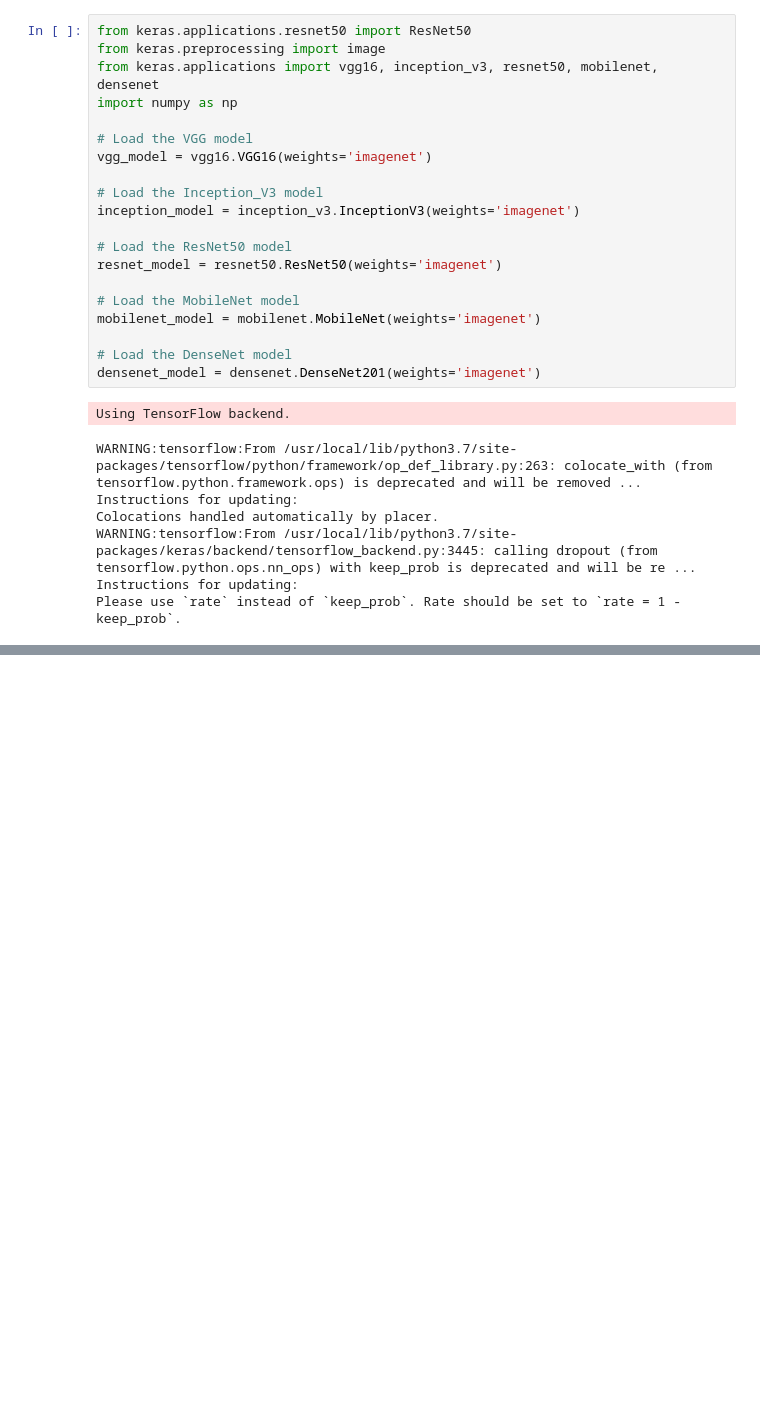
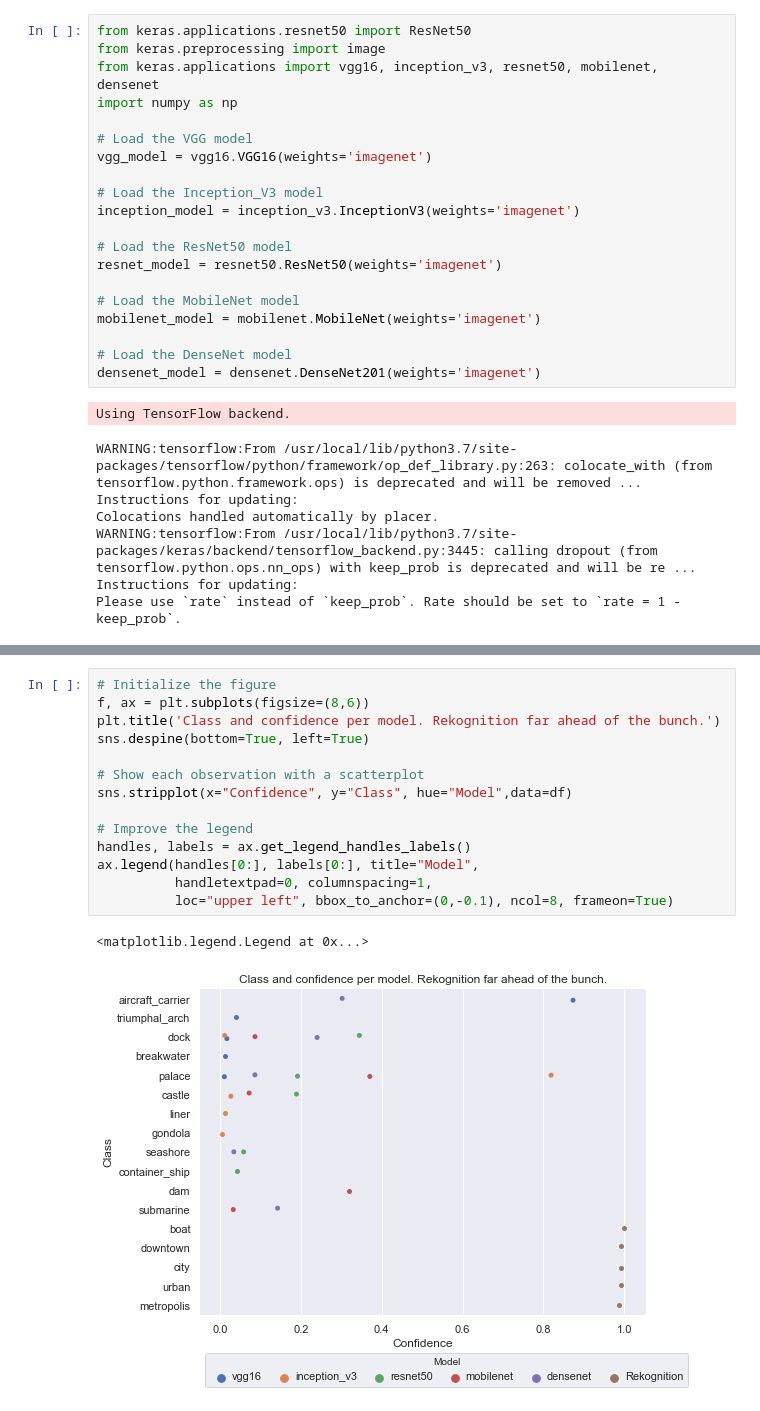
Before and after one commit to ccato/image_classifyer, a Jupyter notebook: Pretrained models vs AWS Rekognition.ipynb, the cells around one changed output, grey strips where cells are left out. Drawn from its saved outputs; the diff is of its cells as text; blank space fills up the shorter version.

```diff
--- a/Pretrained models vs AWS Rekognition.ipynb
+++ b/Pretrained models vs AWS Rekognition.ipynb
@@ -126,0 +106,17 @@ PIL image size (299, 299)
+# %%
+# Initialize the figure
+f, ax = plt.subplots(figsize=(8,6))
+plt.title('Class and confidence per model. Rekognition far ahead of the bunch.')
+sns.despine(bottom=True, left=True)
+
+# Show each observation with a scatterplot
+sns.stripplot(x="Confidence", y="Class", hue="Model",data=df)
+
+# Improve the legend
+handles, labels = ax.get_legend_handles_labels()
+ax.legend(handles[0:], labels[0:], title="Model",
+          handletextpad=0, columnspacing=1,
+          loc="upper left", bbox_to_anchor=(0,-0.1), ncol=8, frameon=True)
+# %% [output]
+<matplotlib.legend.Legend at 0x...>
+[figure, added]
```
Also changed, not shown: parts of 1 cell of this notebook, 1 other file.
